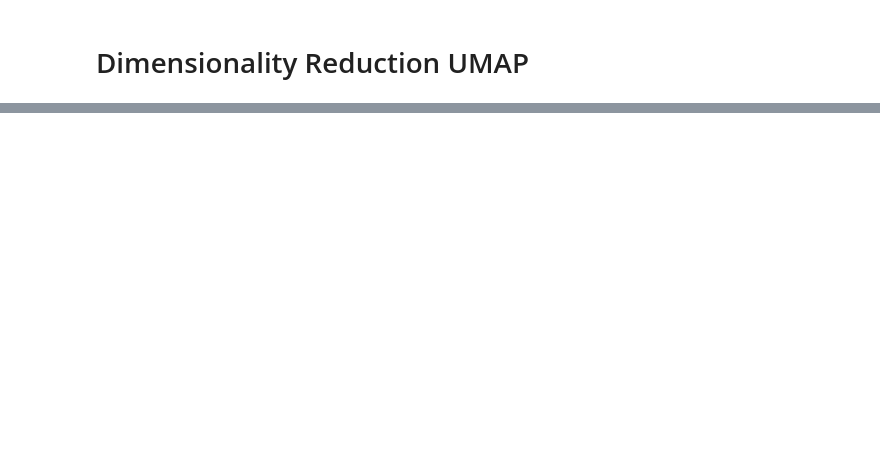
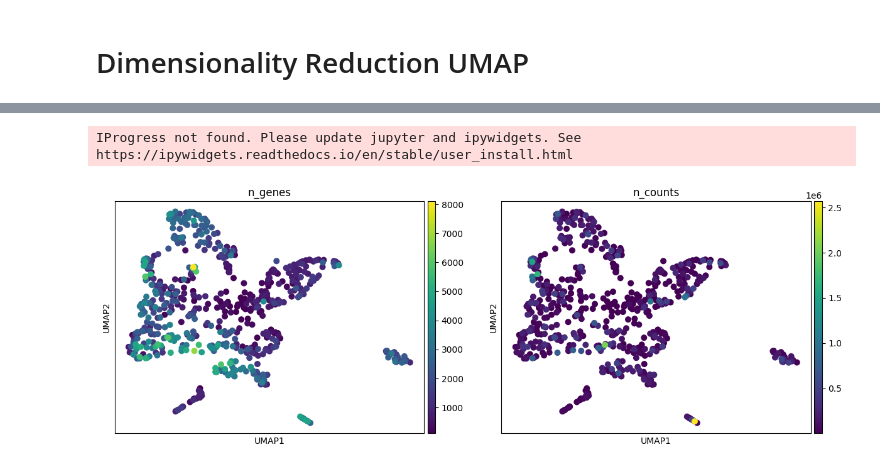
Before and after one commit to ateferos77/botryllus1_2, a Jupyter notebook: Botryllus_dataset1_Base.ipynb, the cells around one changed output, grey strips where cells are left out. Saved outputs shown, nothing was run; the diff lists cells and outputs as text; code cells hidden in the pictures; blank space fills up the shorter version.

```diff
--- a/Botryllus_dataset1_Base.ipynb
+++ b/Botryllus_dataset1_Base.ipynb
@@ -4203,0 +438,9 @@ Genes with good expression levels (not too low), suitable for detection methods
+# %%
+sc.pp.neighbors(adata_qc, n_neighbors=10, n_pcs=10)
+sc.tl.umap(adata_qc)
+# visualize umap based on n_genes and n_counts
+sc.pl.umap(adata_qc, color=['n_genes', 'n_counts'])
+# visualize umap based on sample metadata
+# %% [output]
+IProgress not found. Please update jupyter and ipywidgets. See https://ipywidgets.readthedocs.io/en/stable/user_install.html
+[figure, added]
```
Also changed, not shown: parts of 113 cells of this notebook, 3 other files.
